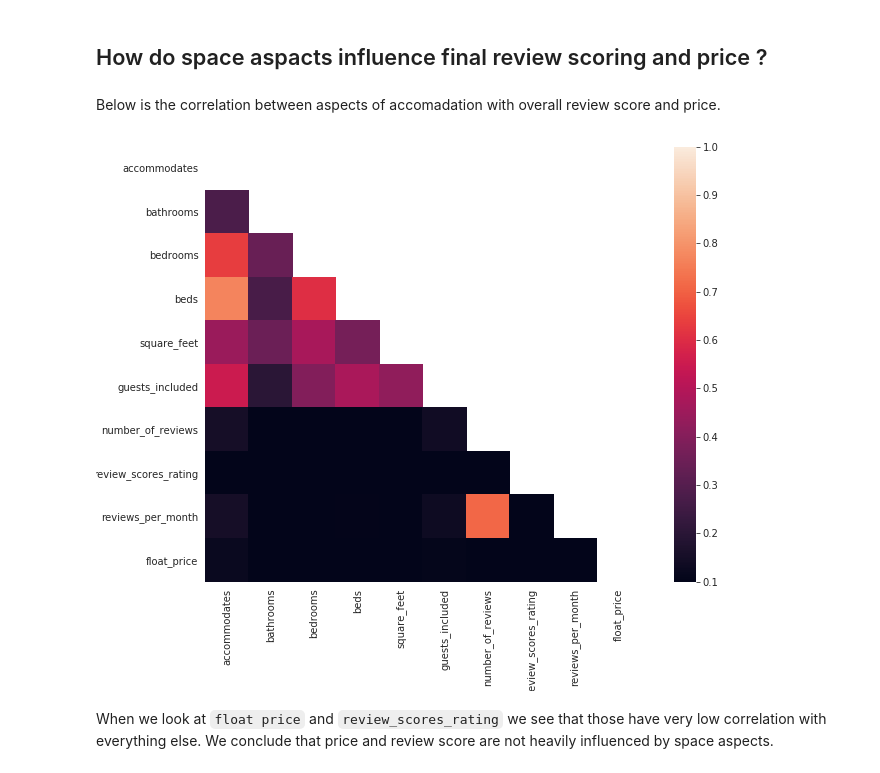
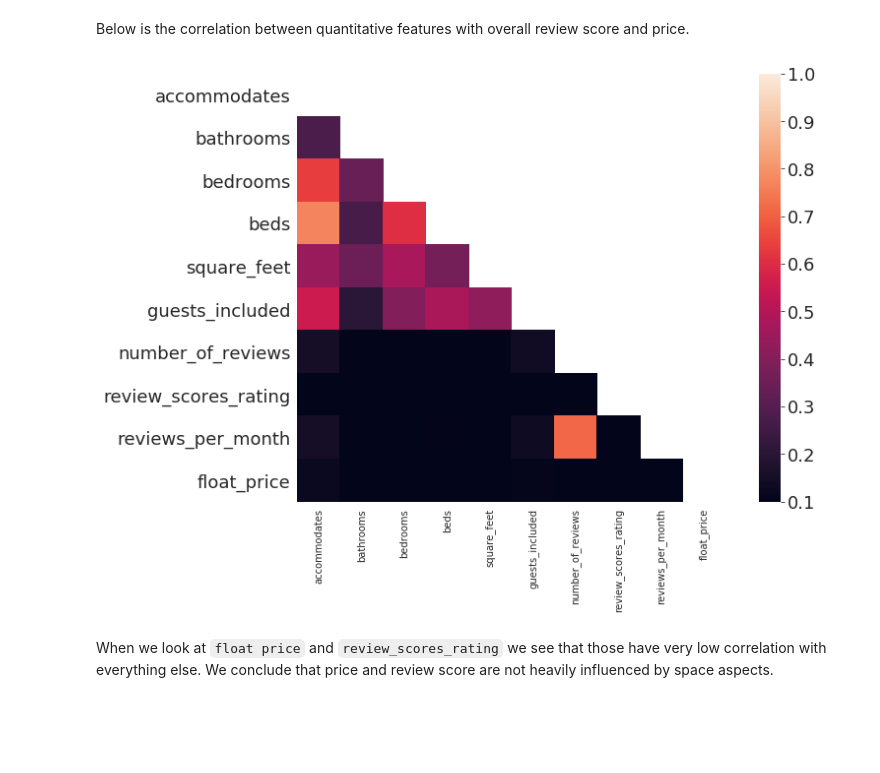
Before and after one commit to vitorarrais/data-science-notebooks, a Jupyter notebook: airbnb-berlin/airbnb-berlin.ipynb, the cells around one changed output. Cells and saved outputs as stored; diff of their text form; code cells hidden in the pictures; blank space fills up the shorter version.

```diff
--- a/airbnb-berlin/airbnb-berlin.ipynb
+++ b/airbnb-berlin/airbnb-berlin.ipynb
@@ -16,31 +15,29 @@ import seaborn as sns
 # %%
 # listings of April 2020
 df_listings = pd.read_csv('datasets/listings_2020-04-17.csv', low_memory=False)
-# %% [markdown]
-## How do space aspacts influence final review scoring and price ?
 # %%
 df_listings['float_price'] = df_listings['price'].str.replace('[$\,]','').astype('float64')
 df = df_listings.dropna(axis=1, how='all')
 df = df[df['float_price'] != 0.0]
 # %% [markdown]
-Below is the correlation between aspects of accomadation with overall review score and price.
+Below is the correlation between quantitative features with overall review score and price.
 # %%
+import seaborn as sns
 df = df[
     ['accommodates', 'bathrooms',
      'bedrooms', 'beds',
      'square_feet', 'guests_included',
      'number_of_reviews', 'review_scores_rating',
      'reviews_per_month', 'float_price']
 ]
 corr = df.corr()
 mask = np.zeros_like(corr)
 mask[np.triu_indices_from(mask)] = True
 with sns.axes_style("white"):
     f, ax = plt.subplots(figsize=(12, 8))
     ax = sns.heatmap(corr, mask=mask, vmin=.1, square=True)
-    ax.get_figure().savefig('features_correlation.png')
 # %% [output]
-[figure, old version]
+[figure, new version]
 # %% [markdown]
 When we look at `float price` and `review_scores_rating` we see that those have very low correlation with everything else. We conclude that price and review score are not heavily influenced by space aspects.
 # %% [markdown]
```
Also changed, not shown: parts of 17 cells of this notebook, 3 other files.
